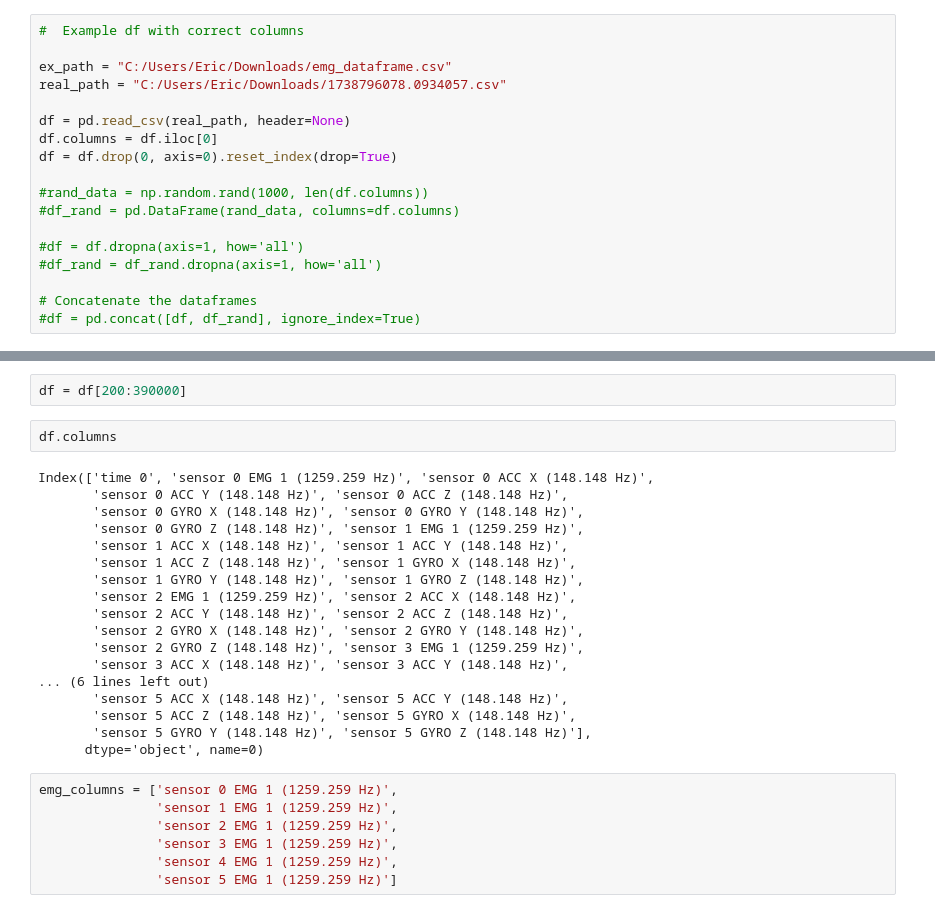
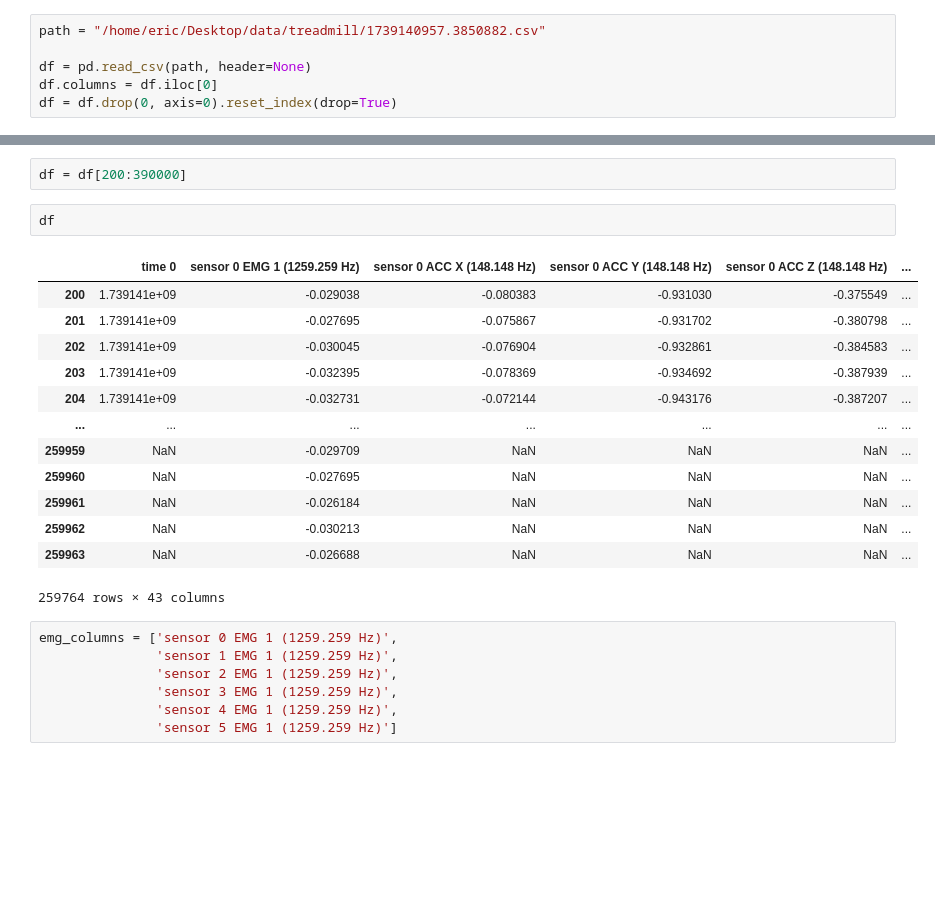
Before and after one commit to DavidN0809/AI-Assisted-Gait-Restoration-for-Disabled-Individuals, a Jupyter notebook: data_processing/new_preprocessing.ipynb, the cells around one changed output, grey strips where cells are left out. Drawn from its saved outputs; the diff is of its cells as text; blank space fills up the shorter version.

```diff
--- a/data_processing/new_preprocessing.ipynb
+++ b/data_processing/new_preprocessing.ipynb
@@ -17,20 +14,8 @@ print(tf.__version__)
 # %%
 #  TODO: Add functionality to handle joining multiple csvs together from different file locations into usable df
 # %%
-#  Example df with correct columns
+path = "/home/eric/Desktop/data/treadmill/1739140957.3850882.csv"
 
-ex_path = "C:/Users/Eric/Downloads/emg_dataframe.csv"
-real_path = "C:/Users/Eric/Downloads/1738796078.0934057.csv"
-
-df = pd.read_csv(real_path, header=None)
+df = pd.read_csv(path, header=None)
 df.columns = df.iloc[0]
 df = df.drop(0, axis=0).reset_index(drop=True)
-
-#rand_data = np.random.rand(1000, len(df.columns))
-#df_rand = pd.DataFrame(rand_data, columns=df.columns)
-
-#df = df.dropna(axis=1, how='all')
-#df_rand = df_rand.dropna(axis=1, how='all')
-
-# Concatenate the dataframes
-#df = pd.concat([df, df_rand], ignore_index=True)
@@ -59,26 +27,22 @@ df = df.drop(df.columns[0], axis=1)
 df = df.apply(pd.to_numeric, errors='coerce')
 # %%
 df = df[200:390000]
-# %%
-df.columns
-# %% [output]
-Index(['time 0', 'sensor 0 EMG 1 (1259.259 Hz)', 'sensor 0 ACC X (148.148 Hz)',
-       'sensor 0 ACC Y (148.148 Hz)', 'sensor 0 ACC Z (148.148 Hz)',
-       'sensor 0 GYRO X (148.148 Hz)', 'sensor 0 GYRO Y (148.148 Hz)',
-       'sensor 0 GYRO Z (148.148 Hz)', 'sensor 1 EMG 1 (1259.259 Hz)',
-       'sensor 1 ACC X (148.148 Hz)', 'sensor 1 ACC Y (148.148 Hz)',
-       'sensor 1 ACC Z (148.148 Hz)', 'sensor 1 GYRO X (148.148 Hz)',
-       'sensor 1 GYRO Y (148.148 Hz)', 'sensor 1 GYRO Z (148.148 Hz)',
-       'sensor 2 EMG 1 (1259.259 Hz)', 'sensor 2 ACC X (148.148 Hz)',
-       'sensor 2 ACC Y (148.148 Hz)', 'sensor 2 ACC Z (148.148 Hz)',
-       'sensor 2 GYRO X (148.148 Hz)', 'sensor 2 GYRO Y (148.148 Hz)',
-       'sensor 2 GYRO Z (148.148 Hz)', 'sensor 3 EMG 1 (1259.259 Hz)',
-       'sensor 3 ACC X (148.148 Hz)', 'sensor 3 ACC Y (148.148 Hz)',
-... (6 lines left out)
-       'sensor 5 ACC X (148.148 Hz)', 'sensor 5 ACC Y (148.148 Hz)',
-       'sensor 5 ACC Z (148.148 Hz)', 'sensor 5 GYRO X (148.148 Hz)',
-       'sensor 5 GYRO Y (148.148 Hz)', 'sensor 5 GYRO Z (148.148 Hz)'],
-      dtype='object', name=0)
+# %%
+df
+# %% [output]
+|  | time 0 | sensor 0 EMG 1 (1259.259 Hz) | sensor 0 ACC X (148.148 Hz) | sensor 0 ACC Y (148.148 Hz) | sensor 0 ACC Z (148.148 Hz) | ... |
+| 200 | 1.739141e+09 | -0.029038 | -0.080383 | -0.931030 | -0.375549 | ... |
+| 201 | 1.739141e+09 | -0.027695 | -0.075867 | -0.931702 | -0.380798 | ... |
+| 202 | 1.739141e+09 | -0.030045 | -0.076904 | -0.932861 | -0.384583 | ... |
+| 203 | 1.739141e+09 | -0.032395 | -0.078369 | -0.934692 | -0.387939 | ... |
+| 204 | 1.739141e+09 | -0.032731 | -0.072144 | -0.943176 | -0.387207 | ... |
+| ... | ... | ... | ... | ... | ... | ... |
+| 259959 | NaN | -0.029709 | NaN | NaN | NaN | ... |
+| 259960 | NaN | -0.027695 | NaN | NaN | NaN | ... |
+| 259961 | NaN | -0.026184 | NaN | NaN | NaN | ... |
+| 259962 | NaN | -0.030213 | NaN | NaN | NaN | ... |
+| 259963 | NaN | -0.026688 | NaN | NaN | NaN | ... |
+259764 rows × 43 columns
 # %%
 emg_columns = ['sensor 0 EMG 1 (1259.259 Hz)',
                'sensor 1 EMG 1 (1259.259 Hz)',
```
Also changed, not shown: parts of 19 cells of this notebook, 1 other file.
